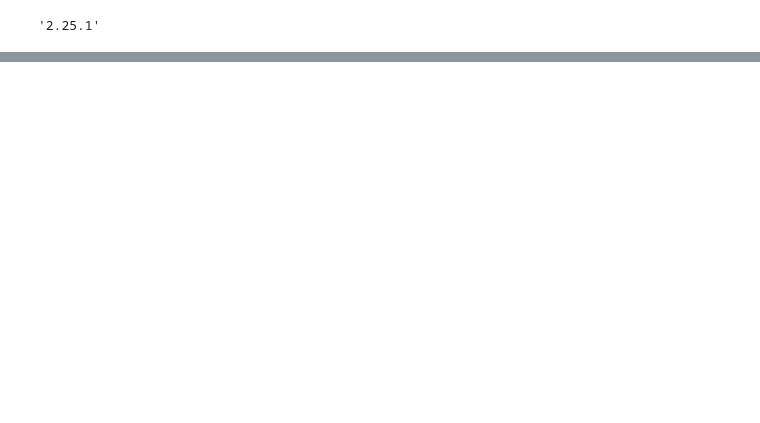
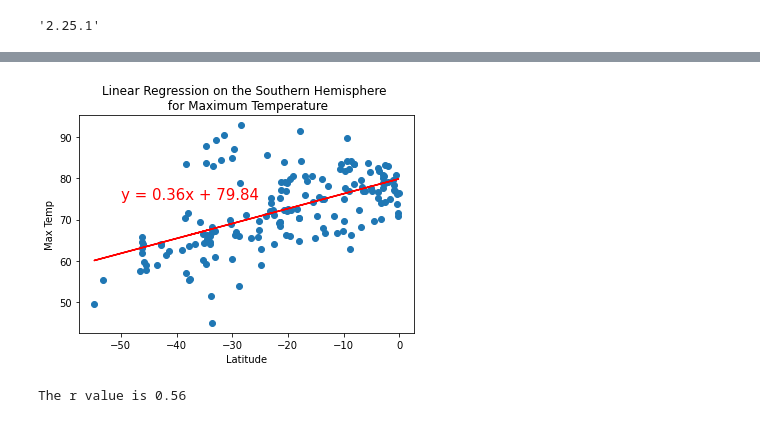
Before and after one commit to dseg27/World_Weather_Analysis, a Jupyter notebook: WeatherPy.ipynb, the cells around one changed output, grey strips where cells are left out. Saved outputs shown, nothing was run; the diff lists cells and outputs as text; code cells hidden in the pictures; blank space fills up the shorter version.

```diff
--- a/WeatherPy.ipynb
+++ b/WeatherPy.ipynb
@@ -239,0 +295,11 @@ plt.show()
+# %%
+# PERFORM LINEAR REGRESSION FOR MAX TEMP FOR SOUTHERN HEMISPHERE
+
+x_values = southern_hemi_df["Lat"]
+y_values = southern_hemi_df["Max Temp"]
+plot_linear_regression(x_values, y_values,
+                      "Linear Regression on the Southern Hemisphere \n for Maximum Temperature",
+                       "Max Temp", (-50, 75))
+# %% [output]
+[figure, added]
+The r value is 0.56
```
Also changed, not shown: parts of 18 cells of this notebook, 6 other files.
